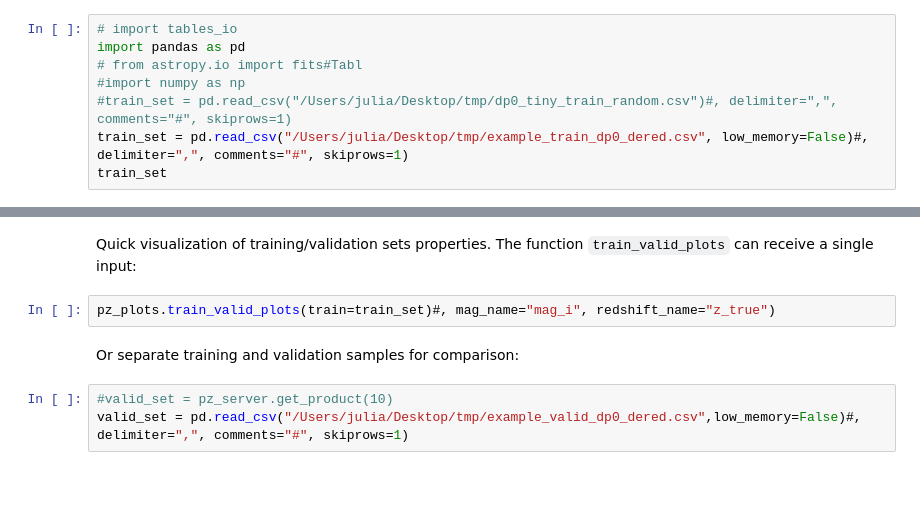
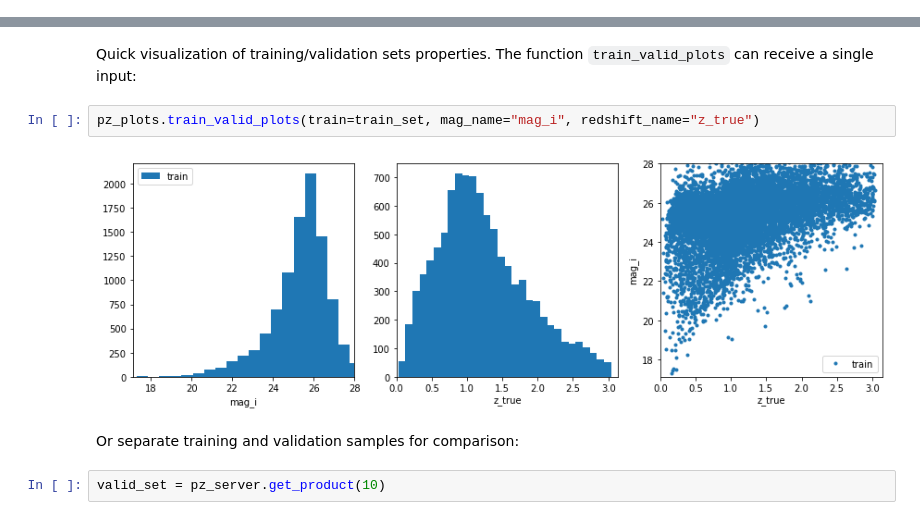
Before and after one commit to linea-it/pzserver, a Jupyter notebook: pz_server_tutorial.ipynb, the cells around one changed output, grey strips where cells are left out. Cells and saved outputs as stored; diff of their text form; blank space fills up the shorter version.

```diff
--- a/pz_server_tutorial.ipynb
+++ b/pz_server_tutorial.ipynb
@@ -188,8 +352,0 @@ train_set
-# %%
-# import tables_io
-import pandas as pd
-# from astropy.io import fits#Tabl
-#import numpy as np
-#train_set = pd.read_csv("/Users/julia/Desktop/tmp/dp0_tiny_train_random.csv")#, delimiter=",", comments="#", skiprows=1)
-train_set = pd.read_csv("/Users/julia/Desktop/tmp/example_train_dp0_dered.csv", low_memory=False)#, delimiter=",", comments="#", skiprows=1)
-train_set
@@ -202,10 +368,11 @@ train_set.describe()
 # %% [markdown]
 Quick visualization of training/validation sets properties. The function `train_valid_plots` can receive a single input:
 # %%
-pz_plots.train_valid_plots(train=train_set)#, mag_name="mag_i", redshift_name="z_true")
+pz_plots.train_valid_plots(train=train_set, mag_name="mag_i", redshift_name="z_true")
+# %% [output]
+[figure, added]
 # %% [markdown]
 Or separate training and validation samples for comparison:
-# %%
-#valid_set = pz_server.get_product(10)
-valid_set = pd.read_csv("/Users/julia/Desktop/tmp/example_valid_dp0_dered.csv",low_memory=False)#, delimiter=",", comments="#", skiprows=1)
+# %%
+valid_set = pz_server.get_product(10)
 # %%
```
Also changed, not shown: parts of 38 cells of this notebook.
